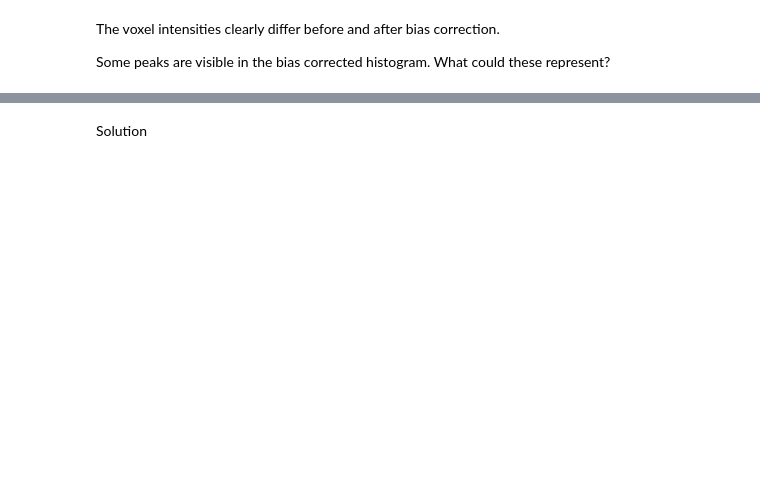
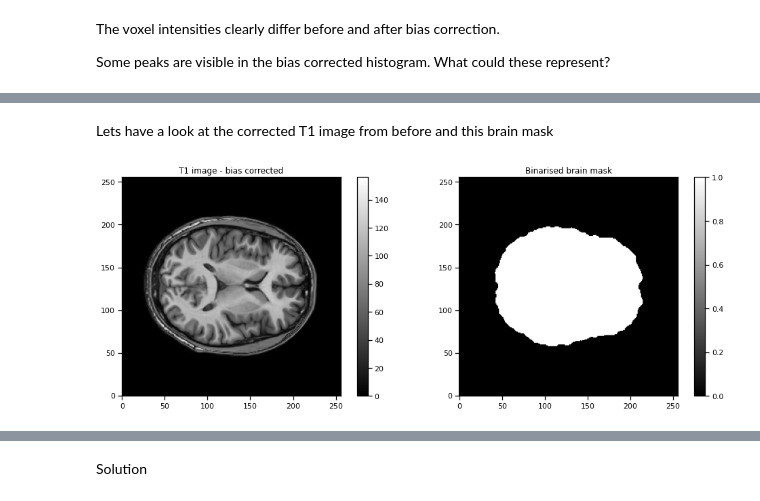
Before and after one commit to mary-tziraki/IDEAS_SDC, a Jupyter notebook: code/06-sMRI-image-cleanup.ipynb, the cells around one changed output, grey strips where cells are left out. Cells and saved outputs as stored; diff of their text form; code cells hidden in the pictures; blank space fills up the shorter version.

```diff
--- a/code/06-sMRI-image-cleanup.ipynb
+++ b/code/06-sMRI-image-cleanup.ipynb
@@ -198,0 +197,19 @@ plotting.plot_anat(T1_img_brain_extract, title="T1_img_brain_extract (freesurfer
+# %% [markdown]
+Lets have a look at the corrected T1 image from before and this brain mask
+# %%
+plt.figure(figsize=(14, 10))
+
+# plot the T1 image
+plt.subplot(2, 2, 1)
+plt.imshow(T1_data_corrected[:, 140, :], origin="lower", cmap="gray")
+plt.title('T1 image - bias corrected')
+plt.colorbar();
+
+# Plot binarised brian mask
+plt.subplot(2, 2, 2)
+plt.imshow(T1_brain_mask_data[:, 140, :], origin="lower", cmap="gray")
+plt.title('Binarised brain mask')
+plt.colorbar();
+plt.tight_layout() # Magic command to optimize the multiple plots layout
+# %% [output]
+[figure, added]
```
Also changed, not shown: parts of 26 cells of this notebook.
